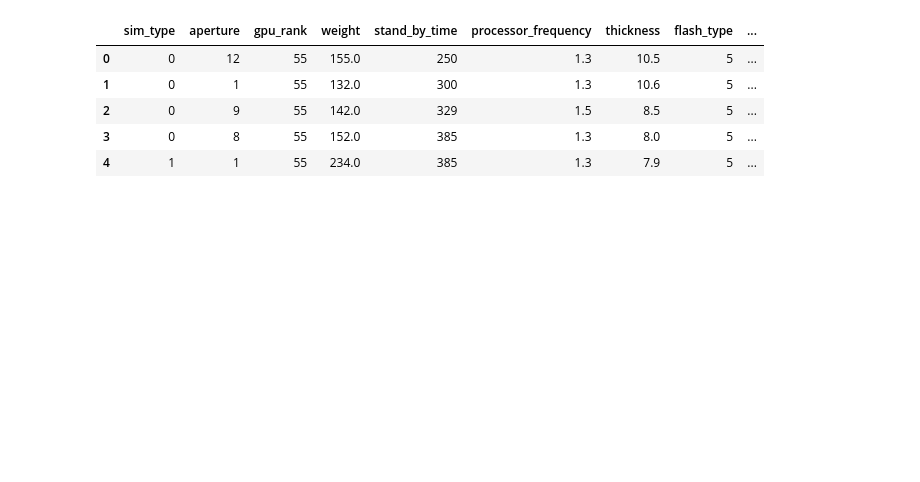
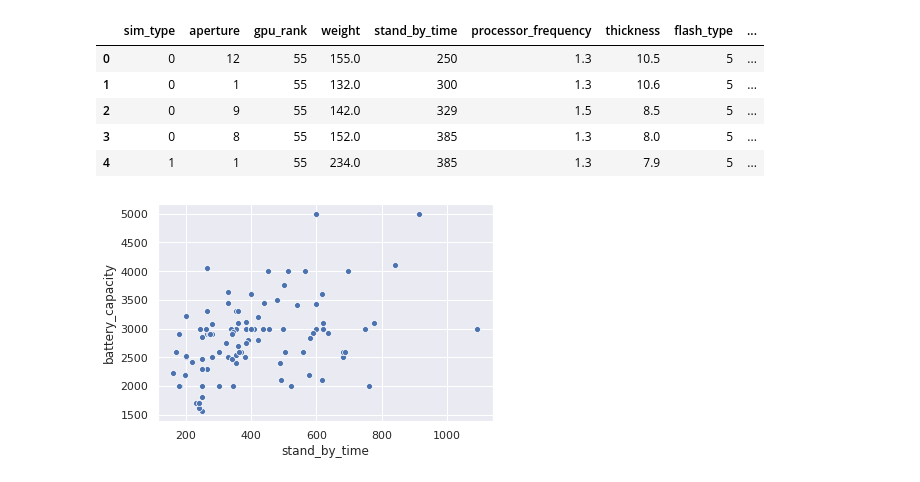
Before and after one commit to anuanu0-0/Deep-Learning, a Jupyter notebook: Getting-Started/python_basics.ipynb, the cells around one changed output. Cells and saved outputs as stored; diff of their text form; code cells hidden in the pictures; blank space fills up the shorter version.

```diff
--- a/Getting-Started/python_basics.ipynb
+++ b/Getting-Started/python_basics.ipynb
@@ -744,4 +606,6 @@ data.head()
 | 3 | 0 | 8 | 55 | 152.0 | 385 | 1.3 | 8.0 | 5 | ... |
 | 4 | 1 | 1 | 55 | 234.0 | 385 | 1.3 | 7.9 | 5 | ... |
 # %%
-ax = sns.scatterplot()
+ax = sns.scatterplot(x = 'stand_by_time', y = "battery_capacity", data = data)
+# %% [output]
+[figure, added]
```
Also changed, not shown: parts of 54 cells of this notebook.
